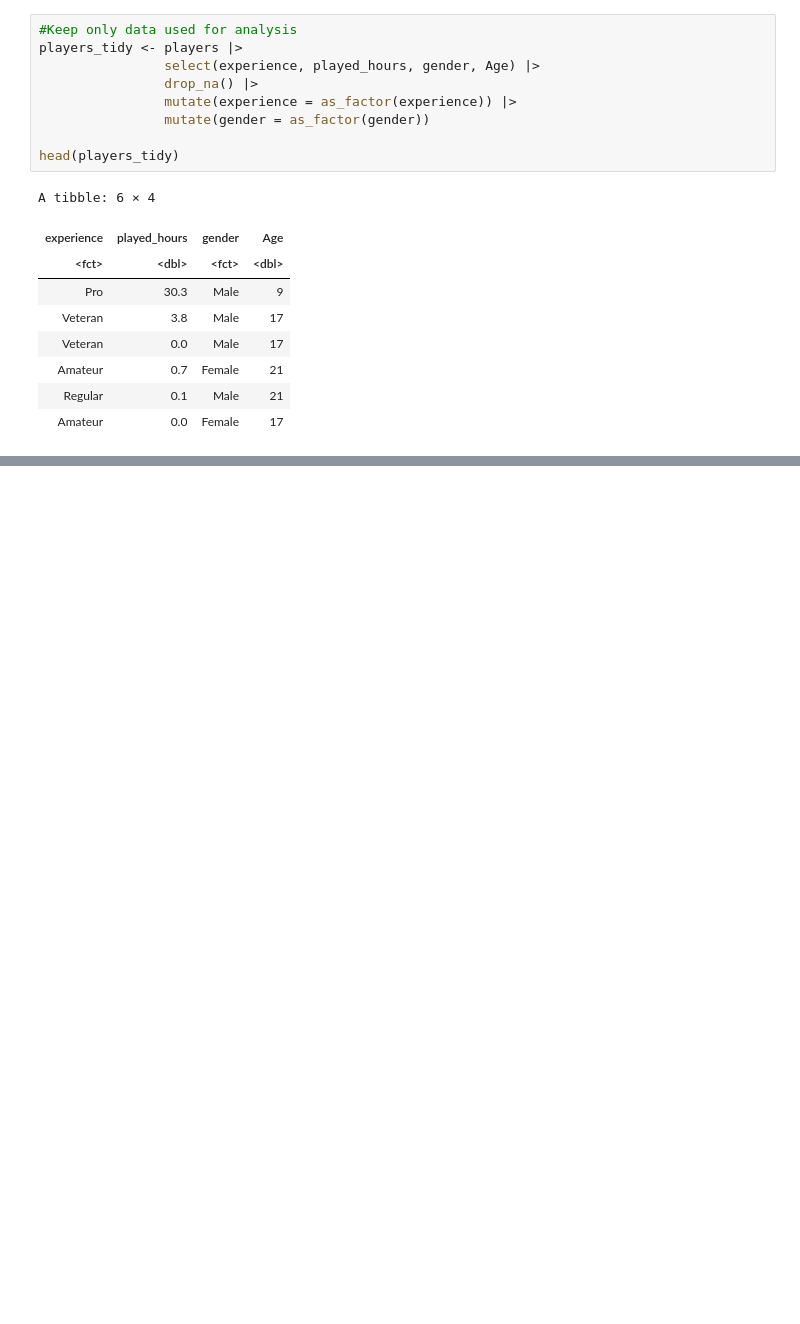
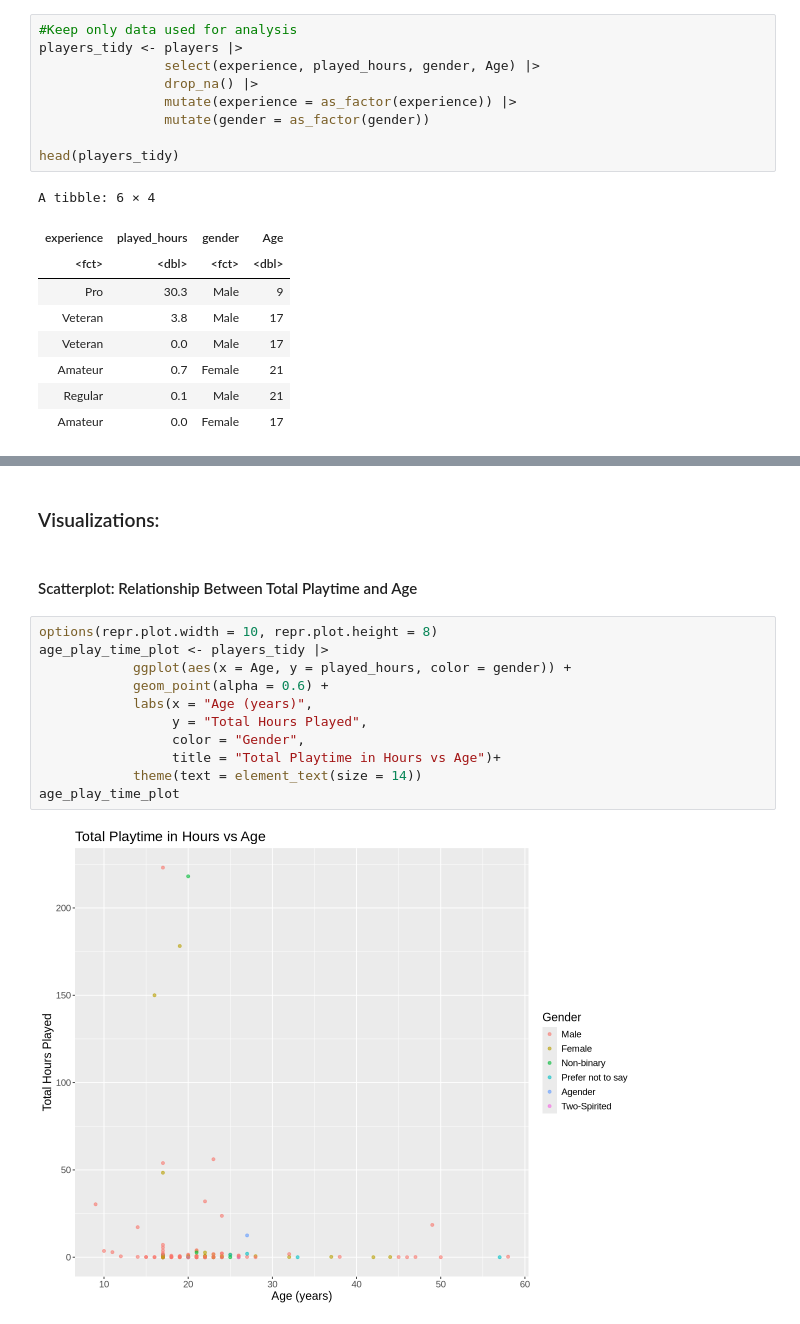
Before and after one commit to ariielz/individual_planning, a Jupyter notebook: Individual planning.ipynb, the cells around one changed output, grey strips where cells are left out. Drawn from its saved outputs; the diff is of its cells as text; blank space fills up the shorter version.

Commit message:
Added visualizations of the data
Created a scatterplot of the relationship between total playtime and age, and a bar plot of the relationship between total playtime and experience level.

```diff
--- a/Individual planning.ipynb
+++ b/Individual planning.ipynb
@@ -99,0 +121,17 @@ A tibble: 6 × 4
+# %% [markdown]
+### Visualizations:
+# %% [markdown]
+#### Scatterplot: Relationship Between Total Playtime and Age
+# %%
+options(repr.plot.width = 10, repr.plot.height = 8)
+age_play_time_plot <- players_tidy |>
+            ggplot(aes(x = Age, y = played_hours, color = gender)) +
+            geom_point(alpha = 0.6) +
+            labs(x = "Age (years)",
+                 y = "Total Hours Played",
+                 color = "Gender",
+                 title = "Total Playtime in Hours vs Age")+
+            theme(text = element_text(size = 14))
+age_play_time_plot
+# %% [output]
+[figure, added]
```
Also changed, not shown: parts of 10 cells of this notebook.
